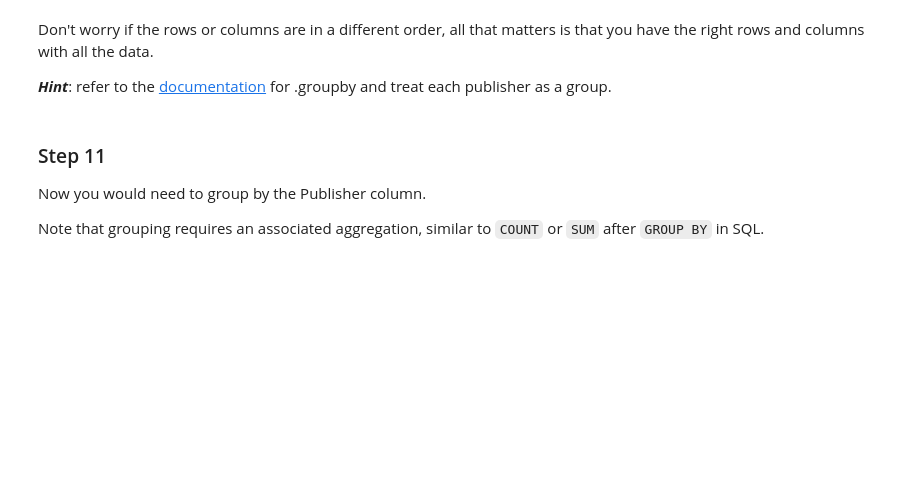
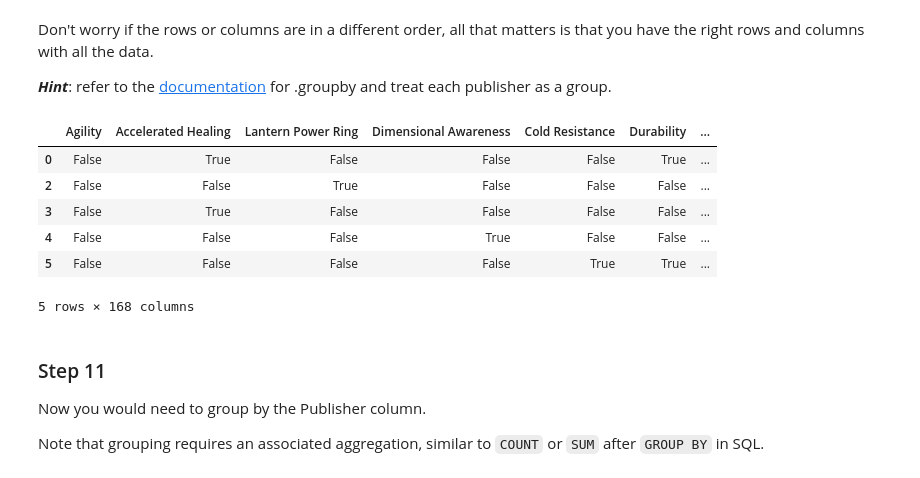
Before and after one commit to drivernf/DS_Course0_Week1_Module5_DataPy, a Jupyter notebook: DS_Course0_Week1_Module5_DataPy.ipynb, the cells around one changed output. Cells and saved outputs as stored; diff of their text form; code cells hidden in the pictures; blank space fills up the shorter version.

```diff
--- a/DS_Course0_Week1_Module5_DataPy.ipynb
+++ b/DS_Course0_Week1_Module5_DataPy.ipynb
@@ -528,25 +528,35 @@ Don't worry if the rows or columns are in a different order, all that matters is
 # %%
 # CodeGrade step10
 # Replace None with appropriate code
 
 # Copy of the heroes_and_powers_df named question_3_df to use
 question_3_df = heroes_and_powers_df.copy()
 
 # Drop rows and columns that we know are irrelevant, leave only rows with the relevant publishers
-question_3_df = None
+question_3_df = question_3_df[
+    question_3_df["Publisher"].isin(["Marvel Comics", "DC Comics"])
+]
 
 # Only columns needed are the Publisher and Superpower columns
 # Get all superpower names as a list of strings
-relevant_columns = None
+relevant_columns = list(powers_df.index)
 
 # Add the Publisher column to the list of relevant columns
 relevant_columns.append('Publisher')
 
 # Subset the DataFrame to only the relevant columns
-question_3_df = None
+question_3_df = question_3_df[relevant_columns]
 
 # Check changes by viewing the DataFrame
 question_3_df.head()
+# %% [output]
+|  | Agility | Accelerated Healing | Lantern Power Ring | Dimensional Awareness | Cold Resistance | Durability | ... |
+| 0 | False | True | False | False | False | True | ... |
+| 2 | False | False | True | False | False | False | ... |
+| 3 | False | True | False | False | False | False | ... |
+| 4 | False | False | False | True | False | False | ... |
+| 5 | False | False | False | False | True | True | ... |
+5 rows × 168 columns
 # %% [markdown]
 ### Step 11
 
```
